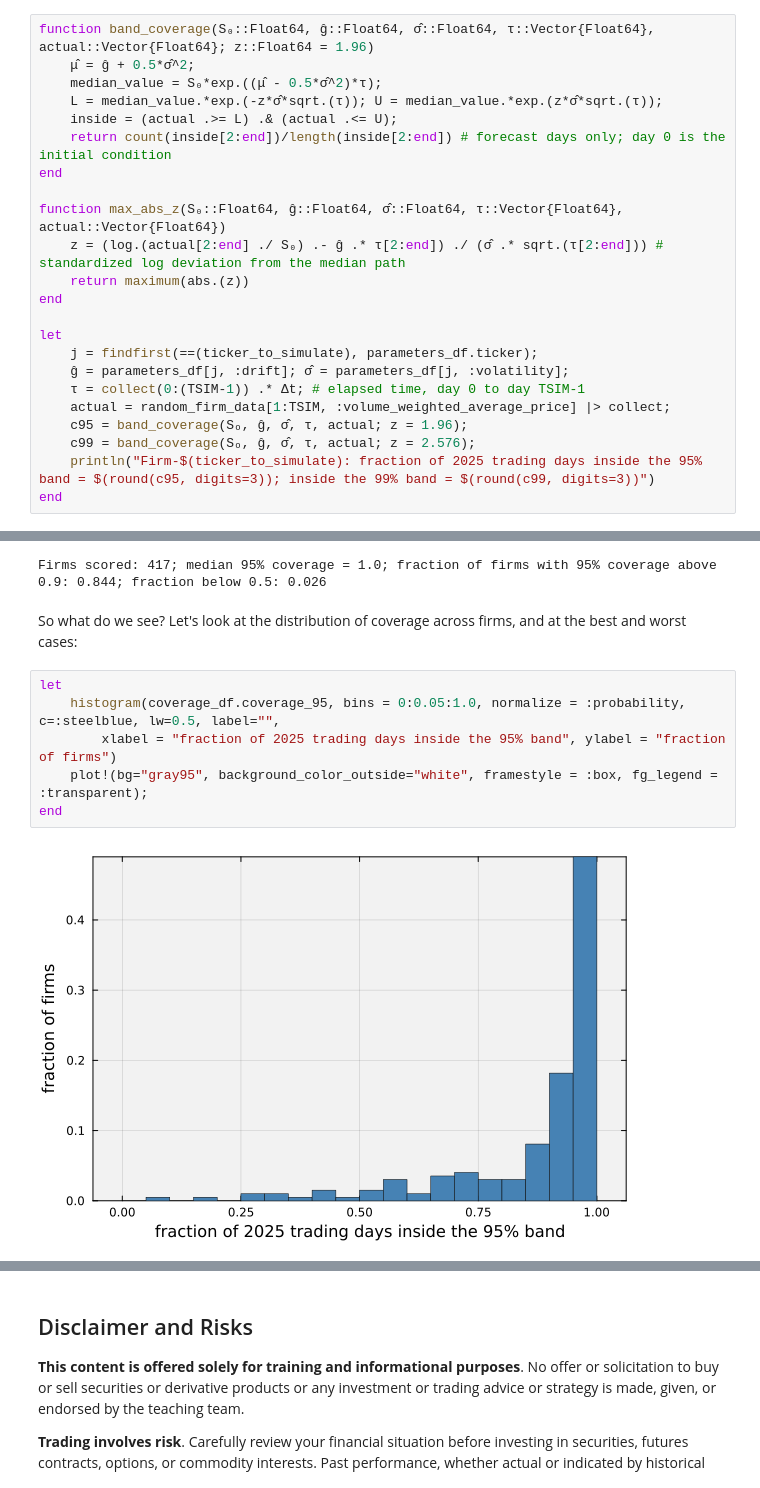
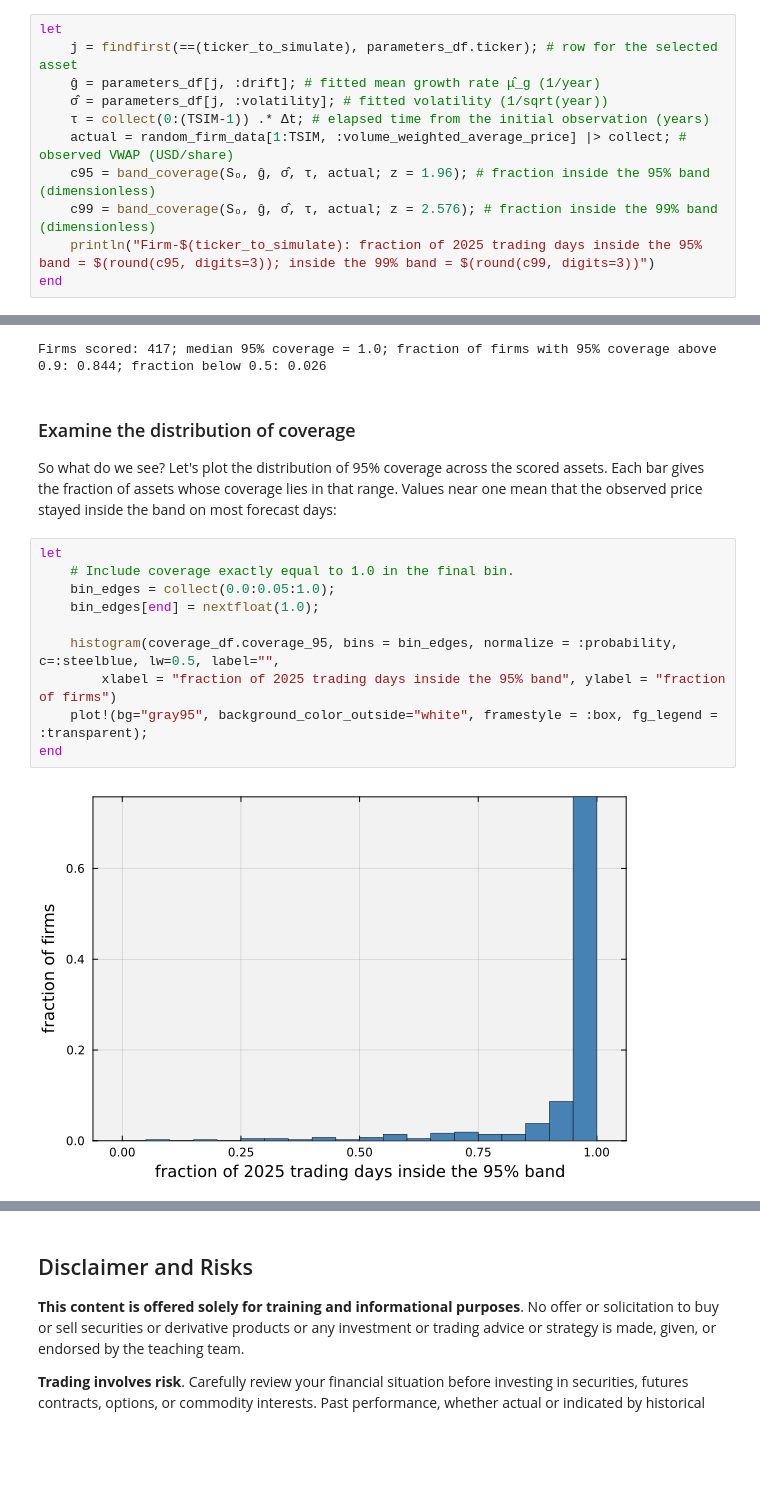
Before and after one commit to varnerlab/CHEME-5660-CourseRepository-Fall-2026, a Jupyter notebook: lectures/week-5/L5a/CHEME-5660-L5a-Example-OOS-SAGBM-Fall-2026.ipynb, the cells around one changed output, grey strips where cells are left out. Cells and saved outputs as stored; diff of their text form; blank space fills up the shorter version.

```diff
--- a/lectures/week-5/L5a/CHEME-5660-L5a-Example-OOS-SAGBM-Fall-2026.ipynb
+++ b/lectures/week-5/L5a/CHEME-5660-L5a-Example-OOS-SAGBM-Fall-2026.ipynb
@@ -173,24 +228,12 @@ Rather than judging by eye, let's count. For the selected firm, we compute the f
 # %%
-function band_coverage(S₀::Float64, ĝ::Float64, σ̂::Float64, τ::Vector{Float64}, actual::Vector{Float64}; z::Float64 = 1.96)
-    μ̂ = ĝ + 0.5*σ̂^2;
-    median_value = S₀*exp.((μ̂ - 0.5*σ̂^2)*τ);
-    L = median_value.*exp.(-z*σ̂*sqrt.(τ)); U = median_value.*exp.(z*σ̂*sqrt.(τ));
-    inside = (actual .>= L) .& (actual .<= U);
-    return count(inside[2:end])/length(inside[2:end]) # forecast days only; day 0 is the initial condition
-end
-
-function max_abs_z(S₀::Float64, ĝ::Float64, σ̂::Float64, τ::Vector{Float64}, actual::Vector{Float64})
-    z = (log.(actual[2:end] ./ S₀) .- ĝ .* τ[2:end]) ./ (σ̂ .* sqrt.(τ[2:end])) # standardized log deviation from the median path
-    return maximum(abs.(z))
-end
-
 let
-    j = findfirst(==(ticker_to_simulate), parameters_df.ticker);
-    ĝ = parameters_df[j, :drift]; σ̂ = parameters_df[j, :volatility];
-    τ = collect(0:(TSIM-1)) .* Δt; # elapsed time, day 0 to day TSIM-1
-    actual = random_firm_data[1:TSIM, :volume_weighted_average_price] |> collect;
-    c95 = band_coverage(Sₒ, ĝ, σ̂, τ, actual; z = 1.96);
-    c99 = band_coverage(Sₒ, ĝ, σ̂, τ, actual; z = 2.576);
+    j = findfirst(==(ticker_to_simulate), parameters_df.ticker); # row for the selected asset
+    ĝ = parameters_df[j, :drift]; # fitted mean growth rate μ̂_g (1/year)
+    σ̂ = parameters_df[j, :volatility]; # fitted volatility (1/sqrt(year))
+    τ = collect(0:(TSIM-1)) .* Δt; # elapsed time from the initial observation (years)
+    actual = random_firm_data[1:TSIM, :volume_weighted_average_price] |> collect; # observed VWAP (USD/share)
+    c95 = band_coverage(Sₒ, ĝ, σ̂, τ, actual; z = 1.96); # fraction inside the 95% band (dimensionless)
+    c99 = band_coverage(Sₒ, ĝ, σ̂, τ, actual; z = 2.576); # fraction inside the 99% band (dimensionless)
     println("Firm-$(ticker_to_simulate): fraction of 2025 trading days inside the 95% band = $(round(c95, digits=3)); inside the 99% band = $(round(c99, digits=3))")
 end
 # %% [output]
@@ -222,13 +281,18 @@ println("Firms scored: $(nrow(coverage_df)); median 95% coverage = $(round(media
 # %% [output]
 Firms scored: 417; median 95% coverage = 1.0; fraction of firms with 95% coverage above 0.9: 0.844; fraction below 0.5: 0.026
 # %% [markdown]
-So what do we see? Let's look at the distribution of coverage across firms, and at the best and worst cases:
+### Examine the distribution of coverage
+So what do we see? Let's plot the distribution of 95% coverage across the scored assets. Each bar gives the fraction of assets whose coverage lies in that range. Values near one mean that the observed price stayed inside the band on most forecast days:
 # %%
 let
-    histogram(coverage_df.coverage_95, bins = 0:0.05:1.0, normalize = :probability, c=:steelblue, lw=0.5, label="",
+    # Include coverage exactly equal to 1.0 in the final bin.
+    bin_edges = collect(0.0:0.05:1.0);
+    bin_edges[end] = nextfloat(1.0);
+
+    histogram(coverage_df.coverage_95, bins = bin_edges, normalize = :probability, c=:steelblue, lw=0.5, label="",
         xlabel = "fraction of 2025 trading days inside the 95% band", ylabel = "fraction of firms")
     plot!(bg="gray95", background_color_outside="white", framestyle = :box, fg_legend = :transparent);
 end
 # %% [output]
-[figure, old version]
+[figure, new version]
 # %% [markdown]
```
Also changed, not shown: parts of 22 cells of this notebook, 22 other files.
